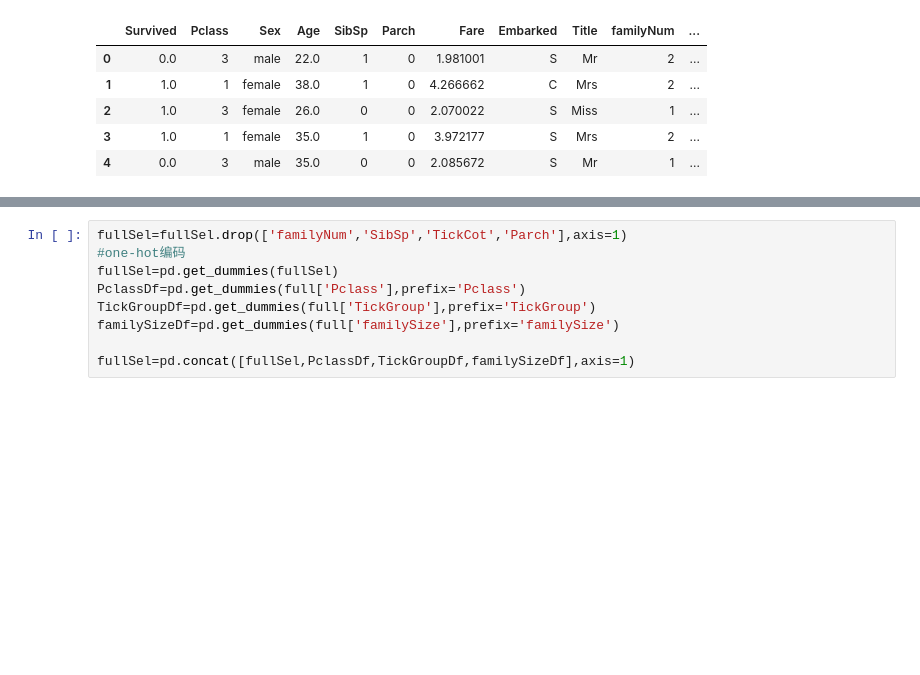
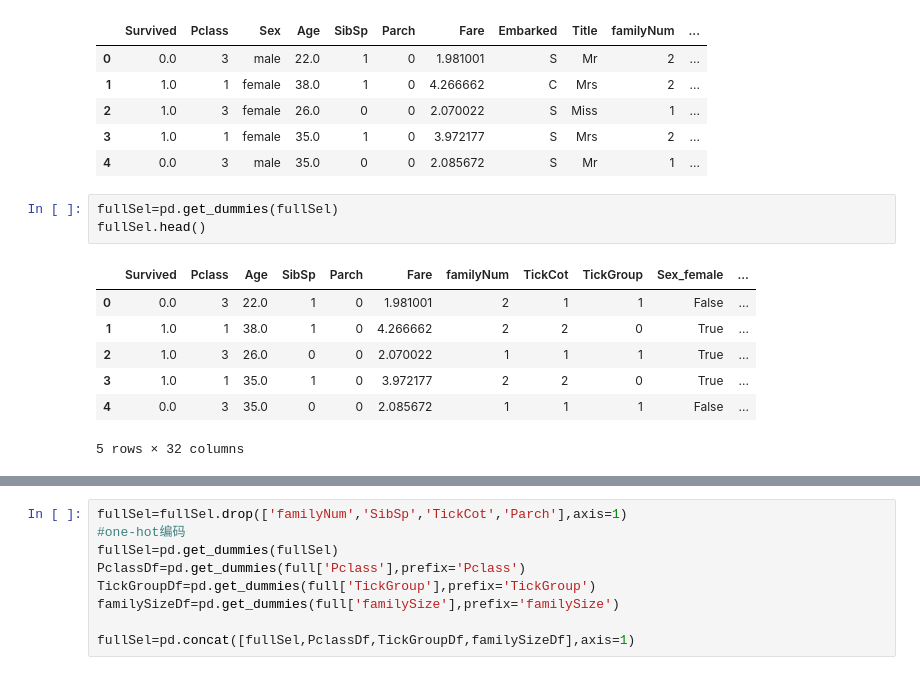
Before and after one commit to Vapourism233/DataAnalysePractice, a Jupyter notebook: rf.ipynb, the cells around one changed output, grey strips where cells are left out. Drawn from its saved outputs; the diff is of its cells as text; blank space fills up the shorter version.

```diff
--- a/rf.ipynb
+++ b/rf.ipynb
@@ -496,6 +470,17 @@ fullSel.head()
 | 2 | 1.0 | 3 | female | 26.0 | 0 | 0 | 2.070022 | S | Miss | 1 | ... |
 | 3 | 1.0 | 1 | female | 35.0 | 1 | 0 | 3.972177 | S | Mrs | 2 | ... |
 | 4 | 0.0 | 3 | male | 35.0 | 0 | 0 | 2.085672 | S | Mr | 1 | ... |
+# %%
+fullSel=pd.get_dummies(fullSel)
+fullSel.head()
+# %% [output]
+|  | Survived | Pclass | Age | SibSp | Parch | Fare | familyNum | TickCot | TickGroup | Sex_female | ... |
+| 0 | 0.0 | 3 | 22.0 | 1 | 0 | 1.981001 | 2 | 1 | 1 | False | ... |
+| 1 | 1.0 | 1 | 38.0 | 1 | 0 | 4.266662 | 2 | 2 | 0 | True | ... |
+| 2 | 1.0 | 3 | 26.0 | 0 | 0 | 2.070022 | 1 | 1 | 1 | True | ... |
+| 3 | 1.0 | 1 | 35.0 | 1 | 0 | 3.972177 | 2 | 2 | 0 | True | ... |
+| 4 | 0.0 | 3 | 35.0 | 0 | 0 | 2.085672 | 1 | 1 | 1 | False | ... |
+5 rows × 32 columns
 # %%
 #查看各特征与标签的相关性
 corrDf=pd.DataFrame()
```
Also changed, not shown: parts of 13 cells of this notebook.
